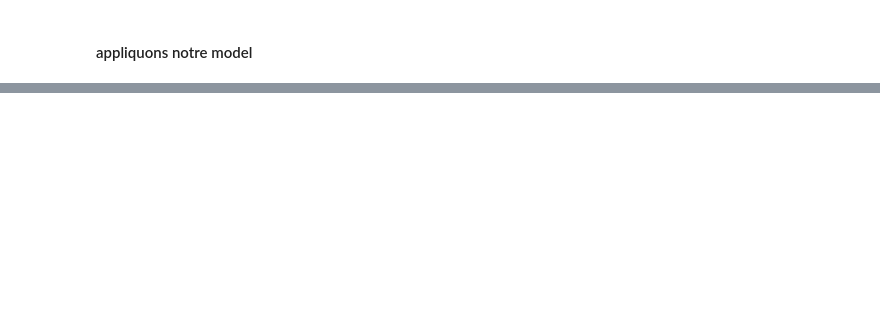
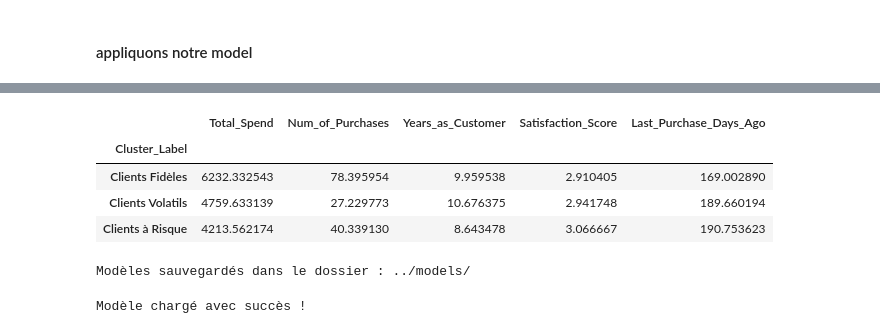
Before and after one commit to DZjeff05/Pr-diction-du-churn-client, a Jupyter notebook: notebook_for_ML/Non_supervisé.ipynb, the cells around one changed output, grey strips where cells are left out. Drawn from its saved outputs; the diff is of its cells as text; code cells hidden in the pictures; blank space fills up the shorter version.

Commit message:
ajout des fichier notebook

```diff
--- a/notebook_for_ML/Non_supervisé.ipynb
+++ b/notebook_for_ML/Non_supervisé.ipynb
@@ -346,0 +258,5 @@ df_encoded.groupby('Cluster_Label')[[
+# %%
+cluster_pipeline = Pipeline(steps=[
+    ("preprocessing", preprocessor),
+    ("kmeans", KMeans(n_clusters=3, random_state=42))
+])
@@ -346,0 +287,7 @@ df_encoded.groupby('Cluster_Label')[[
+# %%
+X = df[minmax_cols + standard_cols + categorical_cols]
+
+cluster_pipeline.fit(X)
+
+clusters = cluster_pipeline.predict(X)
+pd.Series(clusters).value_counts()
@@ -346,0 +299,11 @@ df_encoded.groupby('Cluster_Label')[[
+# %%
+CLUSTER_NAMES = {
+    0: "Clients Fidèles",
+    1: "Clients à Risque",
+    2: "Clients Volatils"
+}
+
+df["Cluster"] = clusters
+df["Cluster_Label"] = df["Cluster"].map(CLUSTER_NAMES)
+
+df[["Cluster", "Cluster_Label"]].head()
@@ -346,0 +317,14 @@ df_encoded.groupby('Cluster_Label')[[
+# %%
+df.groupby("Cluster_Label")[[
+    'Total_Spend',
+    'Num_of_Purchases',
+    'Years_as_Customer',
+    'Satisfaction_Score',
+    'Last_Purchase_Days_Ago'
+]].mean()
+# %% [output]
+|  | Total_Spend | Num_of_Purchases | Years_as_Customer | Satisfaction_Score | Last_Purchase_Days_Ago |
+| Cluster_Label |  |  |  |  |  |
+| Clients Fidèles | 6232.332543 | 78.395954 | 9.959538 | 2.910405 | 169.002890 |
+| Clients Volatils | 4759.633139 | 27.229773 | 10.676375 | 2.941748 | 189.660194 |
+| Clients à Risque | 4213.562174 | 40.339130 | 8.643478 | 3.066667 | 190.753623 |
@@ -346,0 +337,23 @@ df_encoded.groupby('Cluster_Label')[[
+# %%
+with open(os.path.join(dossier_stockage, "kmeans_cluster_pipeline.pkl"), "wb") as f:
+    pickle.dump(cluster_pipeline, f)
+
+
+print("Modèles sauvegardés dans le dossier :", dossier_stockage)
+# %% [output]
+Modèles sauvegardés dans le dossier : ../models/
+# %%
+import os
+dossier_stockage = '../models/'
+
+# Charger le pipeline Random Forest
+chemin_fichier_rf = os.path.join(dossier_stockage, "kmeans_cluster_pipeline.pkl")
+
+try:
+    with open(chemin_fichier_rf, "rb") as f:
+        loaded_model = pickle.load(f)
+    print("Modèle chargé avec succès !")
+except FileNotFoundError:
+    print(f"Erreur : le fichier '{chemin_fichier_rf}' n'existe pas.")
+# %% [output]
+Modèle chargé avec succès !
```
Also changed, not shown: parts of 29 cells of this notebook, 5 other files.
